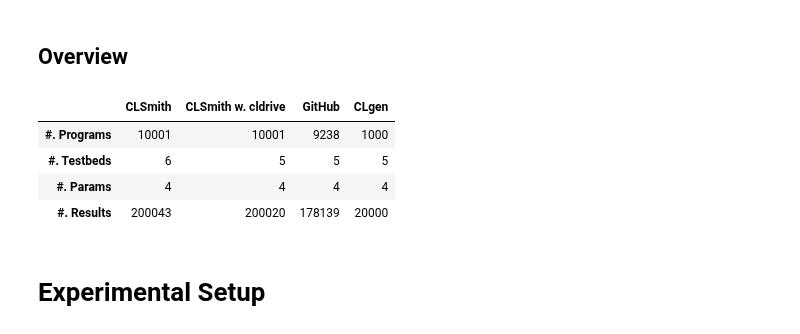
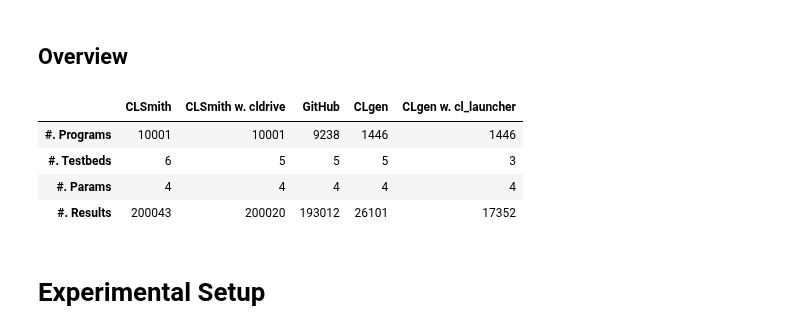
Before and after one commit to ChrisCummins/phd, a Jupyter notebook: difftest/Difftest Results.ipynb, the cells around one changed output. Cells and saved outputs as stored; diff of their text form; code cells hidden in the pictures.

```diff
--- a/difftest/Difftest Results.ipynb
+++ b/difftest/Difftest Results.ipynb
@@ -15,26 +15,26 @@ db.init(hostname)
 # %%
 import pandas as pd
 
 session = db.make_session()
 
-TABLE_NAMES = ["CLSmith", "CLSmith w. cldrive", "GitHub", "CLgen"]
-TABLES = [CLSmithResult, cldriveCLSmithResult, GitHubResult, CLgenResult]
+TABLE_NAMES = ["CLSmith", "CLSmith w. cldrive", "GitHub", "CLgen", "CLgen w. cl_launcher"]
+TABLES = [CLSmithResult, cldriveCLSmithResult, GitHubResult, CLgenResult, cl_launcherCLgenResult]
 
 data = [
     ("#. Programs", [session.query(t.program_id).group_by(t.program_id).count() for t in TABLES]),
     ("#. Testbeds", [session.query(t.testbed_id).group_by(t.testbed_id).count() for t in TABLES]),
     ("#. Params", [session.query(t.params_id).group_by(t.params_id).count() for t in TABLES]),
-    ("#. Results", [session.query(t).count() for t in TABLES])
+    ("#. Results", [session.query(t).count() for t in TABLES]),
 ]
 i, d = zip(*data)
 overview = pd.DataFrame(list(d), index=i, columns=TABLE_NAMES)
 overview
 # %% [output]
-|  | CLSmith | CLSmith w. cldrive | GitHub | CLgen |
-| #. Programs | 10001 | 10001 | 9238 | 1000 |
-| #. Testbeds | 6 | 5 | 5 | 5 |
-| #. Params | 4 | 4 | 4 | 4 |
-| #. Results | 200043 | 200020 | 178139 | 20000 |
+|  | CLSmith | CLSmith w. cldrive | GitHub | CLgen | CLgen w. cl_launcher |
+| #. Programs | 10001 | 10001 | 9238 | 1446 | 1446 |
+| #. Testbeds | 6 | 5 | 5 | 5 | 3 |
+| #. Params | 4 | 4 | 4 | 4 | 4 |
+| #. Results | 200043 | 200020 | 193012 | 26101 | 17352 |
 # %% [markdown]
 # Experimental Setup
 # %% [markdown]
```
Also changed, not shown: parts of 26 cells of this notebook.
